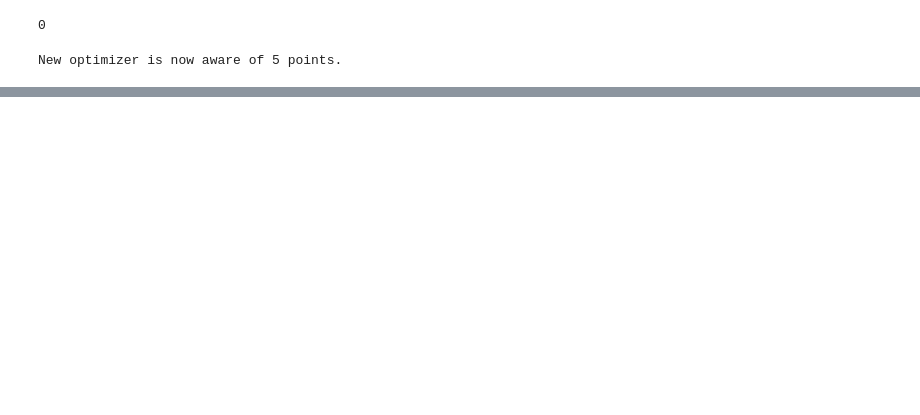
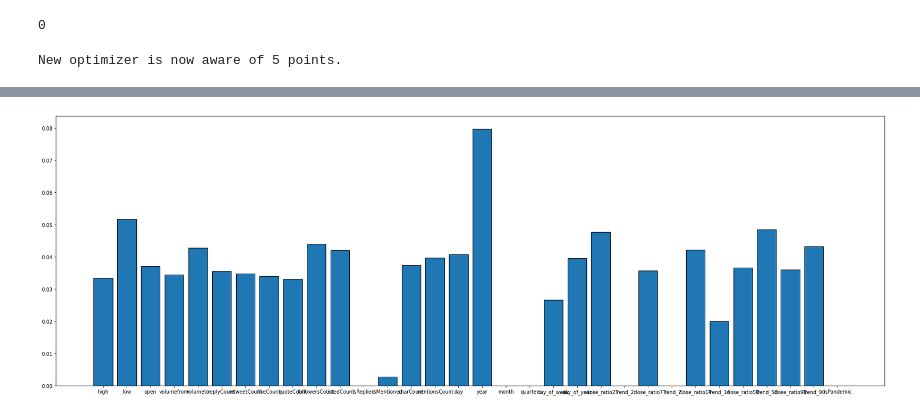
Before and after one commit to Mierva/ElonsCryptoEffect, a Jupyter notebook: main.ipynb, the cells around one changed output, grey strips where cells are left out. Cells and saved outputs as stored; diff of their text form; code cells hidden in the pictures; blank space fills up the shorter version.

```diff
--- a/main.ipynb
+++ b/main.ipynb
@@ -250,0 +253,33 @@ mean = 0.5333311181846124
+# %%
+def predict(train, test, predictors, model):
+    model.fit(train[predictors], train['target'])
+    preds = model.predict_proba(test[predictors])[:,1]
+    preds[preds >= 0.749582] = 1
+    preds[preds < 0.749582]  = 0
+
+    preds = pd.Series(preds, index=test.index, name='Predictions')
+    combined = pd.concat([test['target'], preds], axis=1)
+    return combined
+
+def backtest(X, predictors, model):
+    all_preds = []
+    for (train_idx, test_idx) in tss.split(X):
+        train = X.iloc[train_idx]
+        test  = X.iloc[test_idx]
+
+        preds = predict(train, test, predictors, model)
+        all_preds.append(preds)
+
+    return model, pd.concat(all_preds)
+
+xgb = XGBClassifier(n_estimators=20,
+                    max_depth=4,
+                    learning_rate=0.2,
+                    random_state=1,
+                    n_jobs=-1)
+
+
+tss = TimeSeriesSplit(n_splits=3)
+dummy = data.copy()
+horizons = [2,7,14,50,90]
+new_predictors = add_trend_season(dummy, horizons)+['isPandemic']
@@ -250,0 +446,10 @@ mean = 0.5333311181846124
+# %%
+plt.figure(figsize=(30,10))
+df = pd.DataFrame(zip(xgb.feature_names_in_, xgb.feature_importances_))
+
+
+plt.bar(df[0], df[1], edgecolor='black')
+# plt.margins(0,0)
+plt.show()
+# %% [output]
+[figure, added]
```
Also changed, not shown: parts of 29 cells of this notebook, 11 other files.
